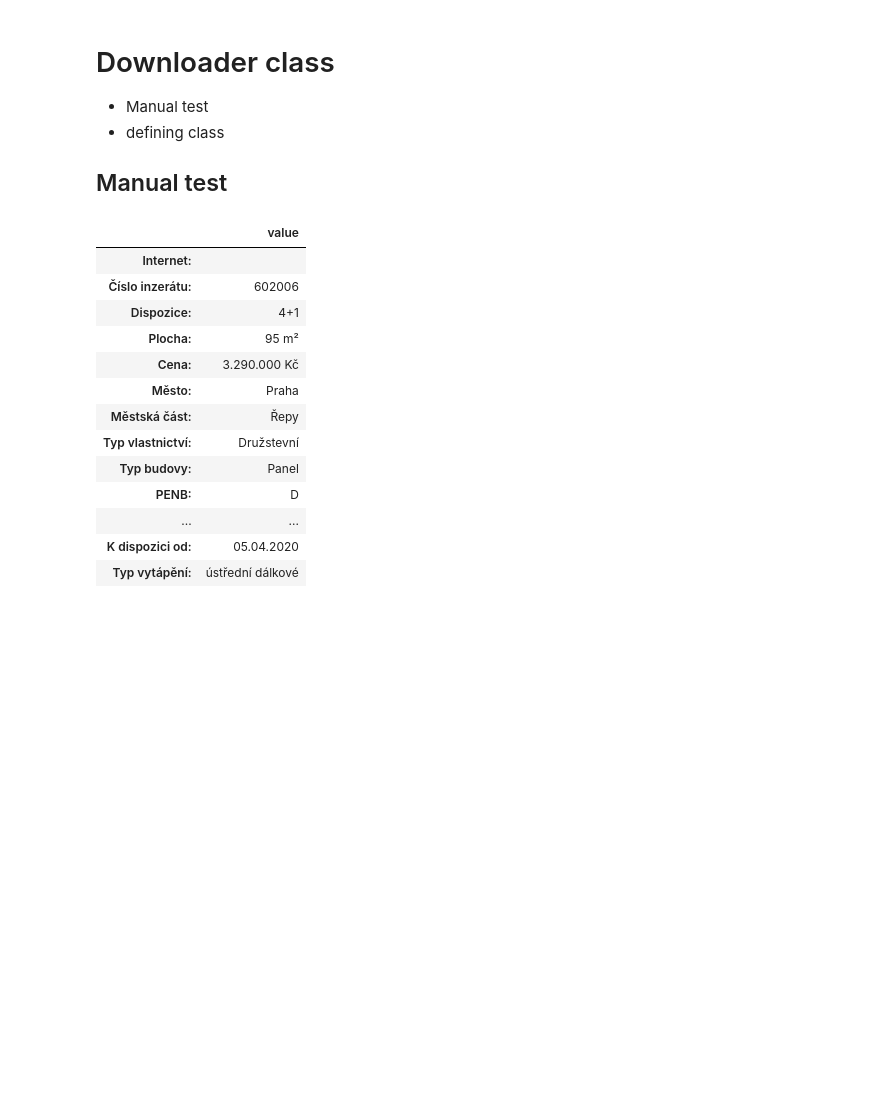
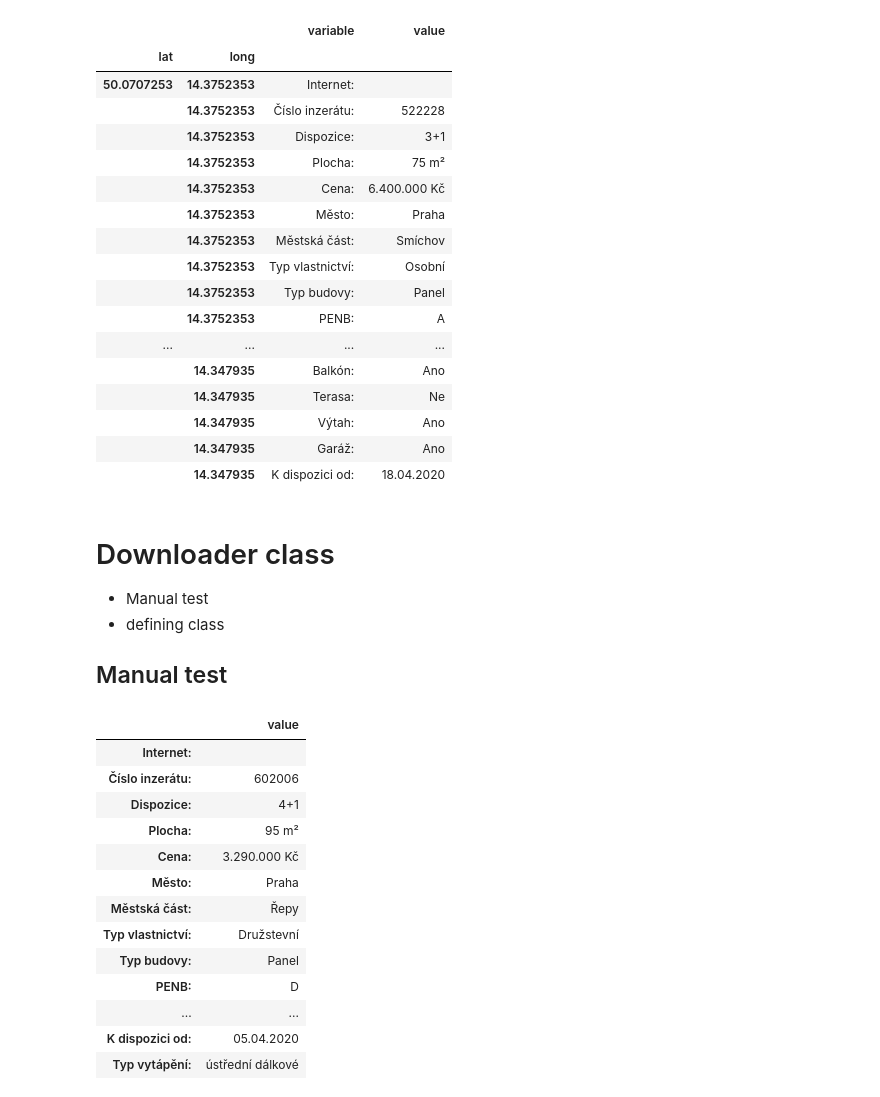
Before and after one commit to luutomas/PythonProject, a Jupyter notebook: Project.ipynb, the cells around one changed output. Saved outputs shown, nothing was run; the diff lists cells and outputs as text; code cells hidden in the pictures; blank space fills up the shorter version.

Commit message:
House for sale class return long table for easier concat to create a large comprehensive table. Index still set as lat, long.

```diff
--- a/Project.ipynb
+++ b/Project.ipynb
@@ -58,10 +59,35 @@ class HouseForSale:
         df_par = self.getParameters()
         df_map = self.getMap()
         df = pd.concat([df_par, df_map])
-        df = df.T.set_index('lat', 'long')
+        df = pd.melt(df.T, id_vars = ['lat','long'])
         return df
+# %%
+house_1 = HouseForSale('https://www.bezrealitky.cz/nemovitosti-byty-domy/522228-nabidka-prodej-bytu-plzenska-hlavni-mesto-praha').getDf()
+house_1 = house_1.set_index(['lat','long'])
 # %%
-one_house = HouseForSale('https://www.bezrealitky.cz/nemovitosti-byty-domy/595733-nabidka-prodej-bytu')
+house_2 = HouseForSale('https://www.bezrealitky.cz/nemovitosti-byty-domy/603644-nabidka-prodej-bytu-nuslova-prague').getDf()
+house_2 = house_2.set_index(['lat', 'long'])
+# %%
+pd.concat([df_test,house_1, house_2])
+# %% [output]
+|  |  | variable | value |
+| lat | long |  |  |
+| 50.0707253 | 14.3752353 | Internet: |  |
+|  | 14.3752353 | Číslo inzerátu: | 522228 |
+|  | 14.3752353 | Dispozice: | 3+1 |
+|  | 14.3752353 | Plocha: | 75 m² |
+|  | 14.3752353 | Cena: | 6.400.000 Kč |
+|  | 14.3752353 | Město: | Praha |
+|  | 14.3752353 | Městská část: | Smíchov |
+|  | 14.3752353 | Typ vlastnictví: | Osobní |
+|  | 14.3752353 | Typ budovy: | Panel |
+|  | 14.3752353 | PENB: | A |
+| ... | ... | ... | ... |
+|  | 14.347935 | Balkón: | Ano |
+|  | 14.347935 | Terasa: | Ne |
+|  | 14.347935 | Výtah: | Ano |
+|  | 14.347935 | Garáž: | Ano |
+|  | 14.347935 | K dispozici od: | 18.04.2020 |
 # %% [markdown]
 # Downloader class
 - Manual test
```
Also changed, not shown: parts of 24 cells of this notebook.
